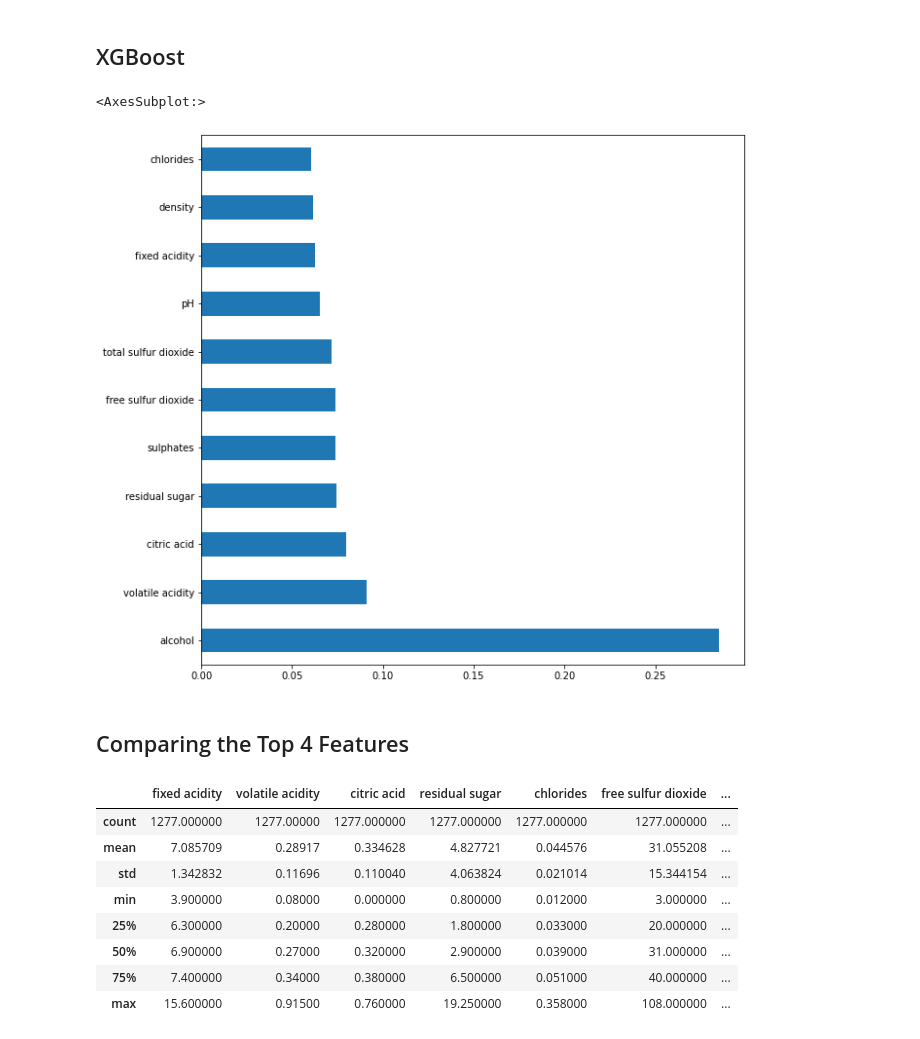
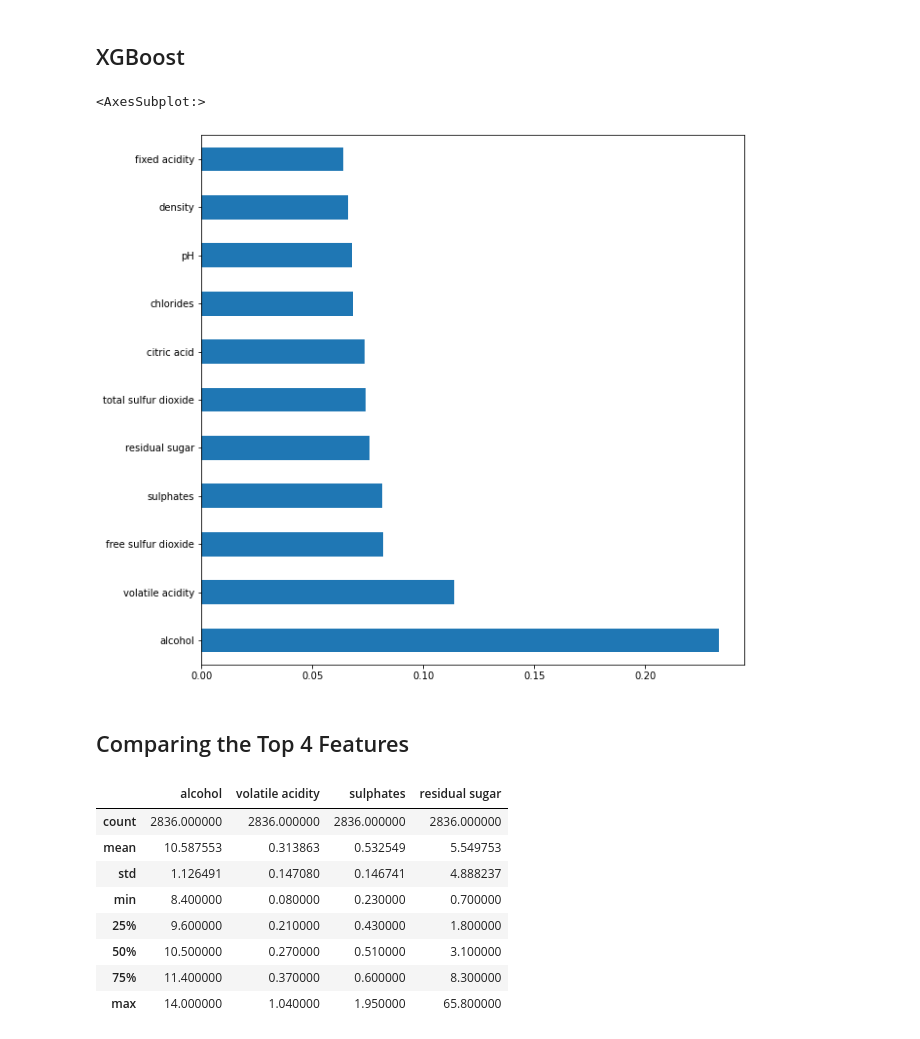
Before and after one commit to serenaremlang/Wine-Quality-Snobs, a Jupyter notebook: model_exploration_union.ipynb, the cells around one changed output. Cells and saved outputs as stored; diff of their text form; code cells hidden in the pictures.

```diff
--- a/Resources/model_exploration_union.ipynb
+++ b/model_exploration_union.ipynb
@@ -103,7 +103,7 @@ sns.heatmap(corr, xticklabels=corr.columns, yticklabels=corr.columns, annot=True
 <AxesSubplot:>
 [figure]
 # %%
-result['goodquality'] = [1 if x >= 7 else 0 for x in result['quality']]
+result['goodquality'] = [2 if x >= 7 else 1 if x==6 else 0 for x in result['quality']]
 
 # Separate feature variables and target variable
 X = result.drop(['quality','goodquality'], axis = 1)
@@ -230,23 +266,24 @@ feat_importances = pd.Series(model5.feature_importances_, index=X_features.colum
 feat_importances.nlargest(25).plot(kind='barh',figsize=(10,10))
 # %% [output]
 <AxesSubplot:>
-[figure, old version]
+[figure, new version]
 # %% [markdown]
 ## Comparing the Top 4 Features
 # %%
 # Filtering df for only good quality
 df_temp = result[result['goodquality']==1]
+df_temp = df_temp[['alcohol', 'volatile acidity', 'sulphates', 'residual sugar']]
 df_temp.describe()
 # %% [output]
-|  | fixed acidity | volatile acidity | citric acid | residual sugar | chlorides | free sulfur dioxide | ... |
-| count | 1277.000000 | 1277.00000 | 1277.000000 | 1277.000000 | 1277.000000 | 1277.000000 | ... |
-| mean | 7.085709 | 0.28917 | 0.334628 | 4.827721 | 0.044576 | 31.055208 | ... |
-| std | 1.342832 | 0.11696 | 0.110040 | 4.063824 | 0.021014 | 15.344154 | ... |
-| min | 3.900000 | 0.08000 | 0.000000 | 0.800000 | 0.012000 | 3.000000 | ... |
-| 25% | 6.300000 | 0.20000 | 0.280000 | 1.800000 | 0.033000 | 20.000000 | ... |
-| 50% | 6.900000 | 0.27000 | 0.320000 | 2.900000 | 0.039000 | 31.000000 | ... |
-| 75% | 7.400000 | 0.34000 | 0.380000 | 6.500000 | 0.051000 | 40.000000 | ... |
-| max | 15.600000 | 0.91500 | 0.760000 | 19.250000 | 0.358000 | 108.000000 | ... |
+|  | alcohol | volatile acidity | sulphates | residual sugar |
+| count | 2836.000000 | 2836.000000 | 2836.000000 | 2836.000000 |
+| mean | 10.587553 | 0.313863 | 0.532549 | 5.549753 |
+| std | 1.126491 | 0.147080 | 0.146741 | 4.888237 |
+| min | 8.400000 | 0.080000 | 0.230000 | 0.700000 |
+| 25% | 9.600000 | 0.210000 | 0.430000 | 1.800000 |
+| 50% | 10.500000 | 0.270000 | 0.510000 | 3.100000 |
+| 75% | 11.400000 | 0.370000 | 0.600000 | 8.300000 |
+| max | 14.000000 | 1.040000 | 1.950000 | 65.800000 |
 # %%
 # Filtering df for only bad quality
 df_temp2 = result[result['goodquality']==0]
```
Also changed, not shown: parts of 15 cells of this notebook, 4 other files.
